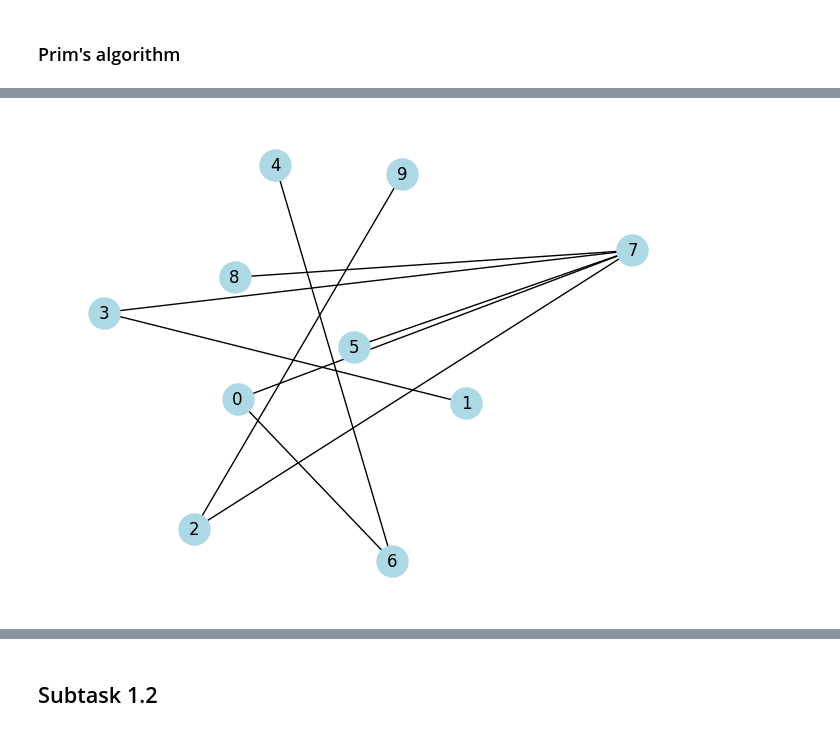
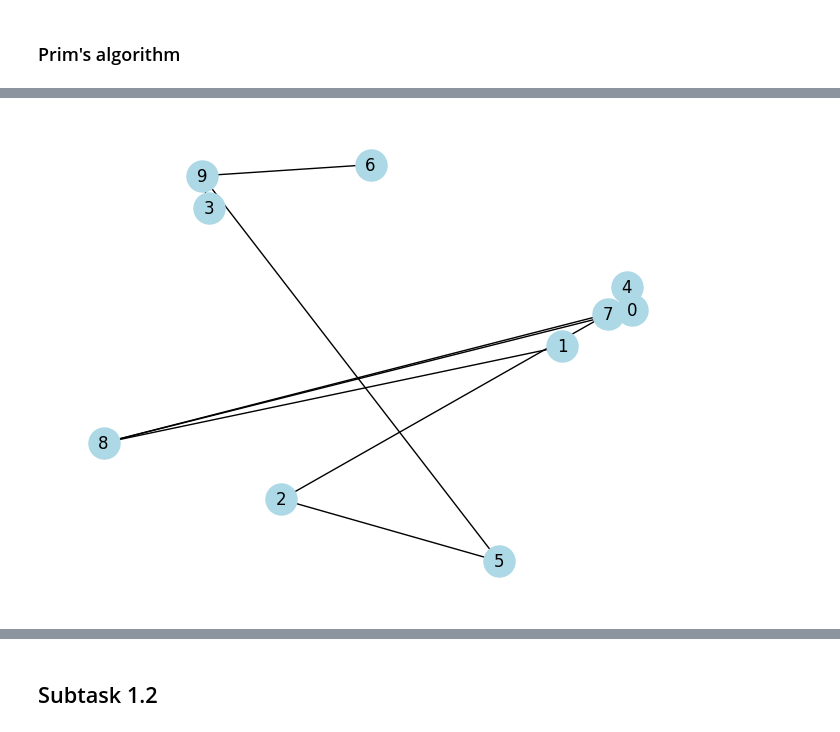
Before and after one commit to rasthpop/discrete-mathematics-tree-lab, a Jupyter notebook: Lab1_trees.ipynb, the cells around one changed output, grey strips where cells are left out. Cells and saved outputs as stored; diff of their text form; code cells hidden in the pictures.

```diff
--- a/Lab1_trees.ipynb
+++ b/Lab1_trees.ipynb
@@ -232,7 +227,7 @@ mstp.edges(), len(mstp.edges())
 # %%
 import heapq
 
-def prim(graph: nx.Graph, start: int = 0):
+def prim_algorithm(graph: nx.Graph, start: int = 0):
     """haha primt("Hello, world!")"""
 
     n = graph.number_of_nodes()
@@ -262,16 +257,15 @@ def prim(graph: nx.Graph, start: int = 0):
 
     return span_tree
 # %%
-edges= prim(G)
+edges= prim_algorithm(G)
 mst = nx.Graph()
 mst.add_weighted_edges_from(edges)
 # %%
-pos = nx.spring_layout(G, seed=42)
-nx.draw(mst, pos, node_color='lightblue',
+nx.draw(mst, node_color='lightblue',
         with_labels=True,
         node_size=500)
 # %% [output]
-[figure, old version]
+[figure, new version]
 # %%
 mstp.edges(), len(mstp.edges())
 # %% [output]
```
Also changed, not shown: parts of 58 cells of this notebook, 1 other file.
